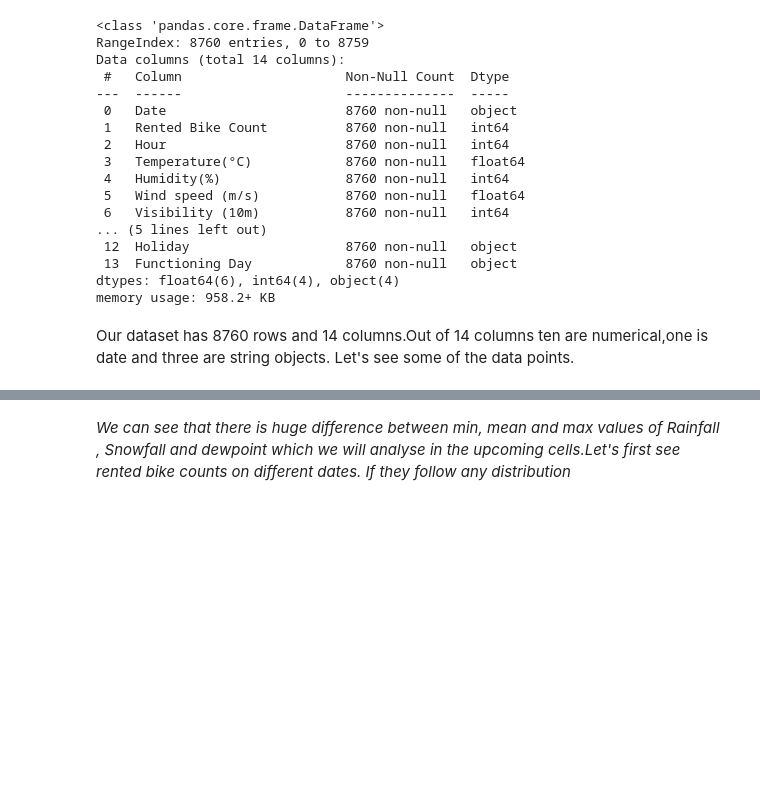
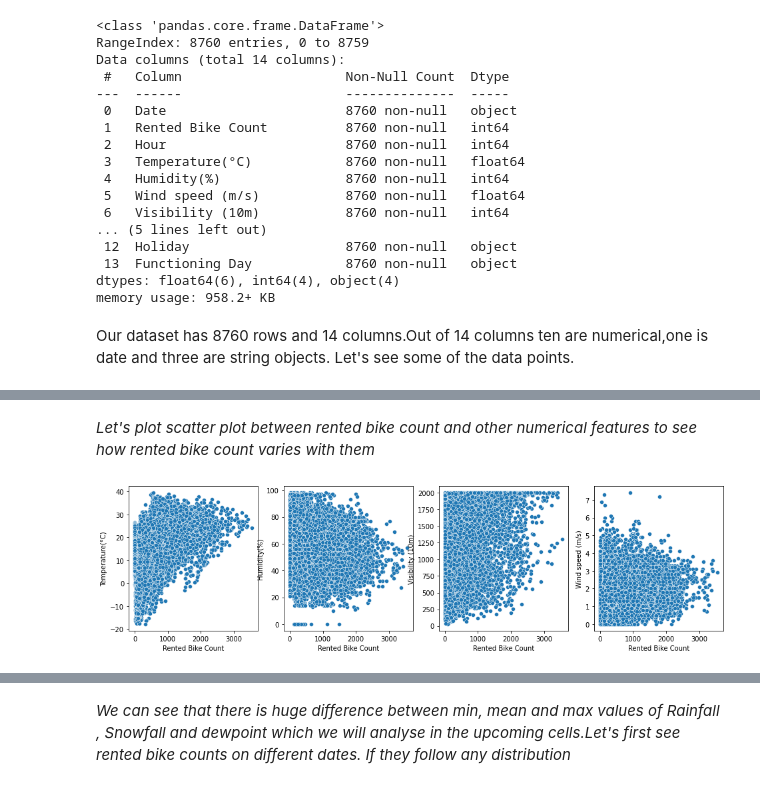
Before and after one commit to ydv1412/Bike-Sharing-Demand, a Jupyter notebook: Bike_Sharing_Demand_Prediction_Capstone_Project.ipynb, the cells around one changed output, grey strips where cells are left out. Saved outputs shown, nothing was run; the diff lists cells and outputs as text; code cells hidden in the pictures; blank space fills up the shorter version.

```diff
--- a/Bike_Sharing_Demand_Prediction_Capstone_Project.ipynb
+++ b/Bike_Sharing_Demand_Prediction_Capstone_Project.ipynb
@@ -101,3 +101,20 @@ df.describe()
 | 50% | 504.500000 | 11.500000 | 13.700000 | 57.000000 | 1.500000 | 1698.000000 | ... |
 | 75% | 1065.250000 | 17.250000 | 22.500000 | 74.000000 | 2.300000 | 2000.000000 | ... |
 | max | 3556.000000 | 23.000000 | 39.400000 | 98.000000 | 7.400000 | 2000.000000 | ... |
+# %% [markdown]
+*Let's plot scatter plot between rented bike count and other numerical features to see how rented bike count varies with them*
+# %%
+figure , axis = plt.subplots(1,4 , 	figsize = (16,4))                                            #  making subplots
+sns.scatterplot(ax = axis[0] , x = df['Rented Bike Count'] , y = df['Temperature(°C)'])          #  first subplot
+
+sns.scatterplot(ax = axis[1] , x = df['Rented Bike Count'],y = df['Humidity(%)'])                # second plot
+
+sns.scatterplot(ax = axis[2] , x = df['Rented Bike Count'],y = df['Visibility (10m)'])           #  third plot
+
+
+sns.scatterplot(ax = axis[3] , x = df['Rented Bike Count'],y = df['Wind speed (m/s)'])           #  fourth plot
+
+
+plt.show()
+# %% [output]
+[figure, added]
```
Also changed, not shown: parts of 67 cells of this notebook.
